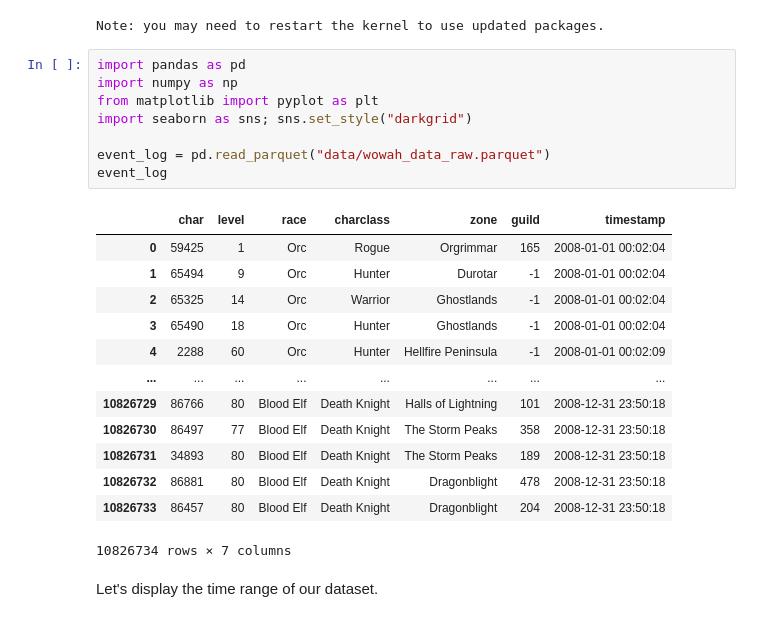
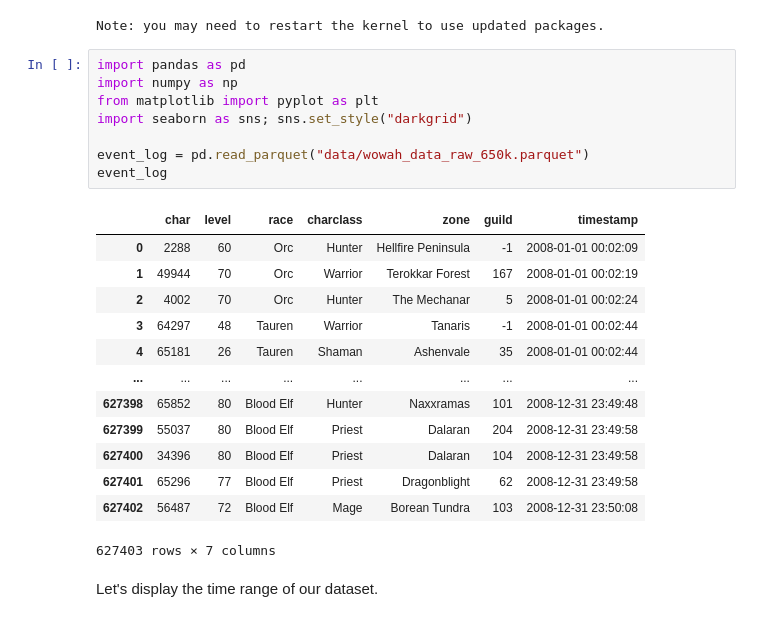
Before and after one commit to Vincent-Maladiere/survival-analysis-demo, a Jupyter notebook: content/tutorial_part_2.ipynb, the cells around one changed output. Saved outputs shown, nothing was run; the diff lists cells and outputs as text.

```diff
--- a/content/tutorial_part_2.ipynb
+++ b/content/tutorial_part_2.ipynb
@@ -21,25 +21,25 @@ Note: you may need to restart the kernel to use updated packages.
 # %%
 import pandas as pd
 import numpy as np
 from matplotlib import pyplot as plt
 import seaborn as sns; sns.set_style("darkgrid")
 
-event_log = pd.read_parquet("data/wowah_data_raw.parquet")
+event_log = pd.read_parquet("data/wowah_data_raw_650k.parquet")
 event_log
 # %% [output]
 |  | char | level | race | charclass | zone | guild | timestamp |
-| 0 | 59425 | 1 | Orc | Rogue | Orgrimmar | 165 | 2008-01-01 00:02:04 |
-| 1 | 65494 | 9 | Orc | Hunter | Durotar | -1 | 2008-01-01 00:02:04 |
-| 2 | 65325 | 14 | Orc | Warrior | Ghostlands | -1 | 2008-01-01 00:02:04 |
-| 3 | 65490 | 18 | Orc | Hunter | Ghostlands | -1 | 2008-01-01 00:02:04 |
-| 4 | 2288 | 60 | Orc | Hunter | Hellfire Peninsula | -1 | 2008-01-01 00:02:09 |
+| 0 | 2288 | 60 | Orc | Hunter | Hellfire Peninsula | -1 | 2008-01-01 00:02:09 |
+| 1 | 49944 | 70 | Orc | Warrior | Terokkar Forest | 167 | 2008-01-01 00:02:19 |
+| 2 | 4002 | 70 | Orc | Hunter | The Mechanar | 5 | 2008-01-01 00:02:24 |
+| 3 | 64297 | 48 | Tauren | Warrior | Tanaris | -1 | 2008-01-01 00:02:44 |
+| 4 | 65181 | 26 | Tauren | Shaman | Ashenvale | 35 | 2008-01-01 00:02:44 |
 | ... | ... | ... | ... | ... | ... | ... | ... |
-| 10826729 | 86766 | 80 | Blood Elf | Death Knight | Halls of Lightning | 101 | 2008-12-31 23:50:18 |
-| 10826730 | 86497 | 77 | Blood Elf | Death Knight | The Storm Peaks | 358 | 2008-12-31 23:50:18 |
-| 10826731 | 34893 | 80 | Blood Elf | Death Knight | The Storm Peaks | 189 | 2008-12-31 23:50:18 |
-| 10826732 | 86881 | 80 | Blood Elf | Death Knight | Dragonblight | 478 | 2008-12-31 23:50:18 |
-| 10826733 | 86457 | 80 | Blood Elf | Death Knight | Dragonblight | 204 | 2008-12-31 23:50:18 |
+| 627398 | 65852 | 80 | Blood Elf | Hunter | Naxxramas | 101 | 2008-12-31 23:49:48 |
+| 627399 | 55037 | 80 | Blood Elf | Priest | Dalaran | 204 | 2008-12-31 23:49:58 |
+| 627400 | 34396 | 80 | Blood Elf | Priest | Dalaran | 104 | 2008-12-31 23:49:58 |
+| 627401 | 65296 | 77 | Blood Elf | Priest | Dragonblight | 62 | 2008-12-31 23:49:58 |
+| 627402 | 56487 | 72 | Blood Elf | Mage | Borean Tundra | 103 | 2008-12-31 23:50:08 |
-10826734 rows × 7 columns
+627403 rows × 7 columns
 # %% [markdown]
 Let's display the time range of our dataset.
 # %%
```
Also changed, not shown: parts of 10 cells of this notebook.
